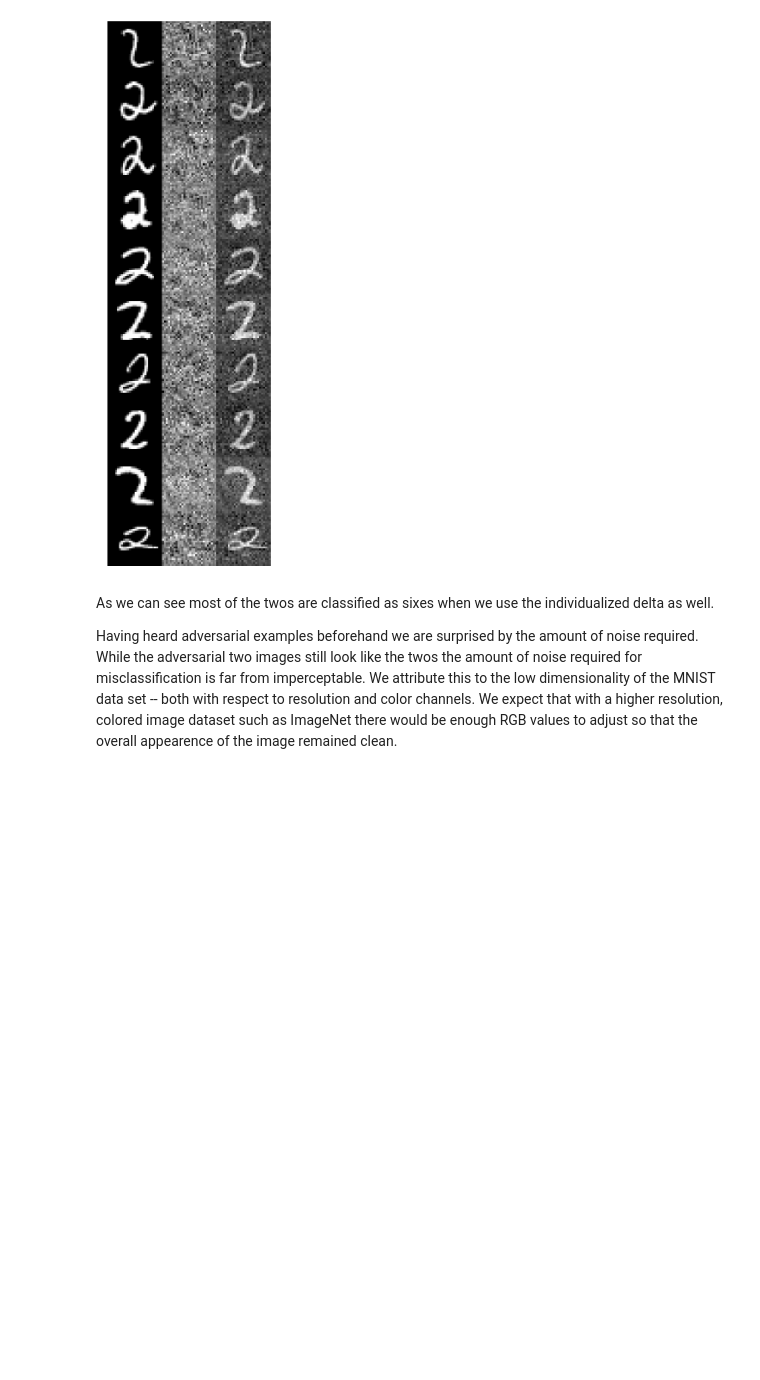
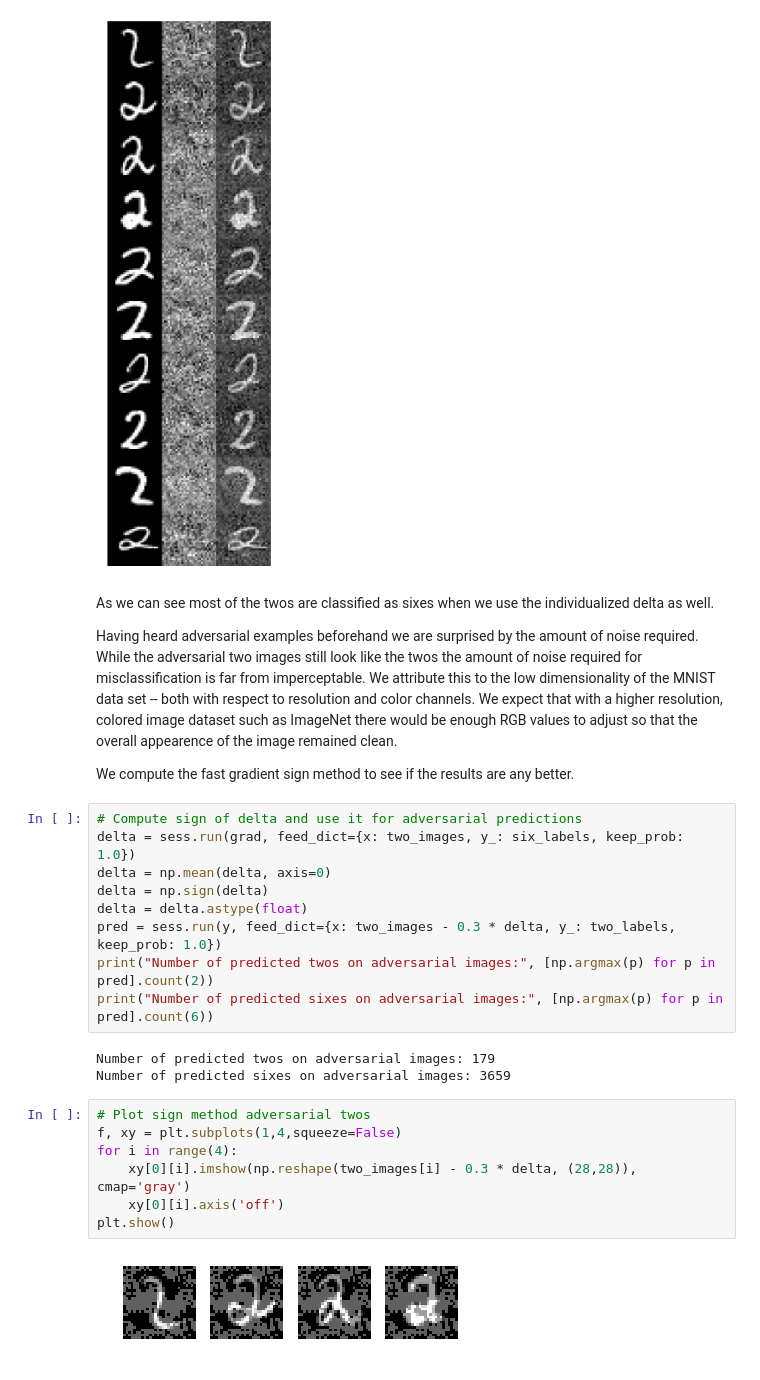
Before and after one commit to dtkatch/adversarial-examples, a Jupyter notebook: generating adversarial examples for MNIST.ipynb, the cells around one changed output. Drawn from its saved outputs; the diff is of its cells as text; blank space fills up the shorter version.

Commit message:
try out gradient sign method to see if it performs differently

```diff
--- a/generating adversarial examples for MNIST.ipynb
+++ b/generating adversarial examples for MNIST.ipynb
@@ -205,3 +205,26 @@ Predicted class of two in position 9 : 6
 As we can see most of the twos are classified as sixes when we use the individualized delta as well.
 
 Having heard adversarial examples beforehand we are surprised by the amount of noise required. While the adversarial two images still look like the twos the amount of noise required for misclassification is far from imperceptable. We attribute this to the low dimensionality of the MNIST data set -- both with respect to resolution and color channels. We expect that with a higher resolution, colored image dataset such as ImageNet there would be enough RGB values to adjust so that the overall appearence of the image remained clean.
+
+We compute the fast gradient sign method to see if the results are any better.
+# %%
+# Compute sign of delta and use it for adversarial predictions
+delta = sess.run(grad, feed_dict={x: two_images, y_: six_labels, keep_prob: 1.0})
+delta = np.mean(delta, axis=0)
+delta = np.sign(delta)
+delta = delta.astype(float)
+pred = sess.run(y, feed_dict={x: two_images - 0.3 * delta, y_: two_labels, keep_prob: 1.0})
+print("Number of predicted twos on adversarial images:", [np.argmax(p) for p in pred].count(2))
+print("Number of predicted sixes on adversarial images:", [np.argmax(p) for p in pred].count(6))
+# %% [output]
+Number of predicted twos on adversarial images: 179
+Number of predicted sixes on adversarial images: 3659
+# %%
+# Plot sign method adversarial twos
+f, xy = plt.subplots(1,4,squeeze=False)
+for i in range(4):
+    xy[0][i].imshow(np.reshape(two_images[i] - 0.3 * delta, (28,28)), cmap='gray')
+    xy[0][i].axis('off')
+plt.show()
+# %% [output]
+[figure, added]
```
Also changed, not shown: parts of 1 cell of this notebook, 1 other file.
